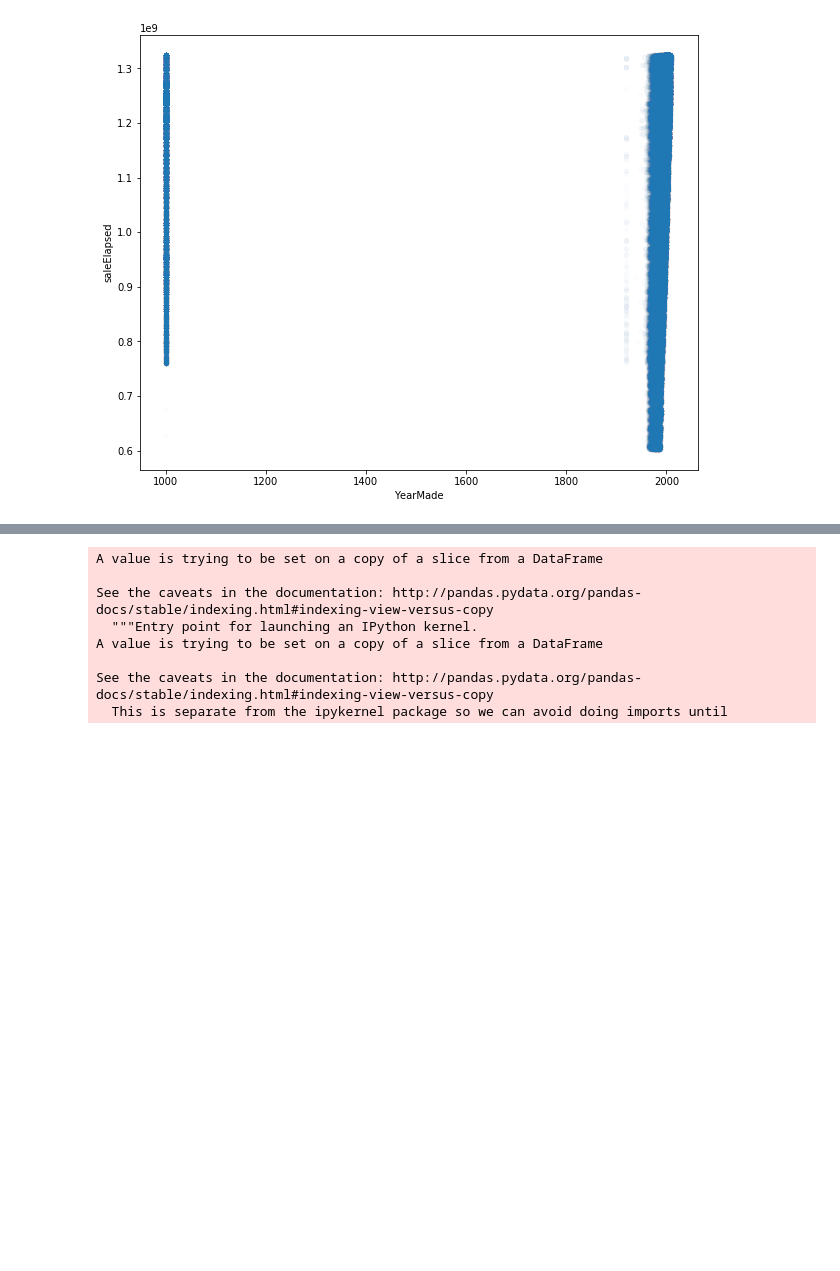
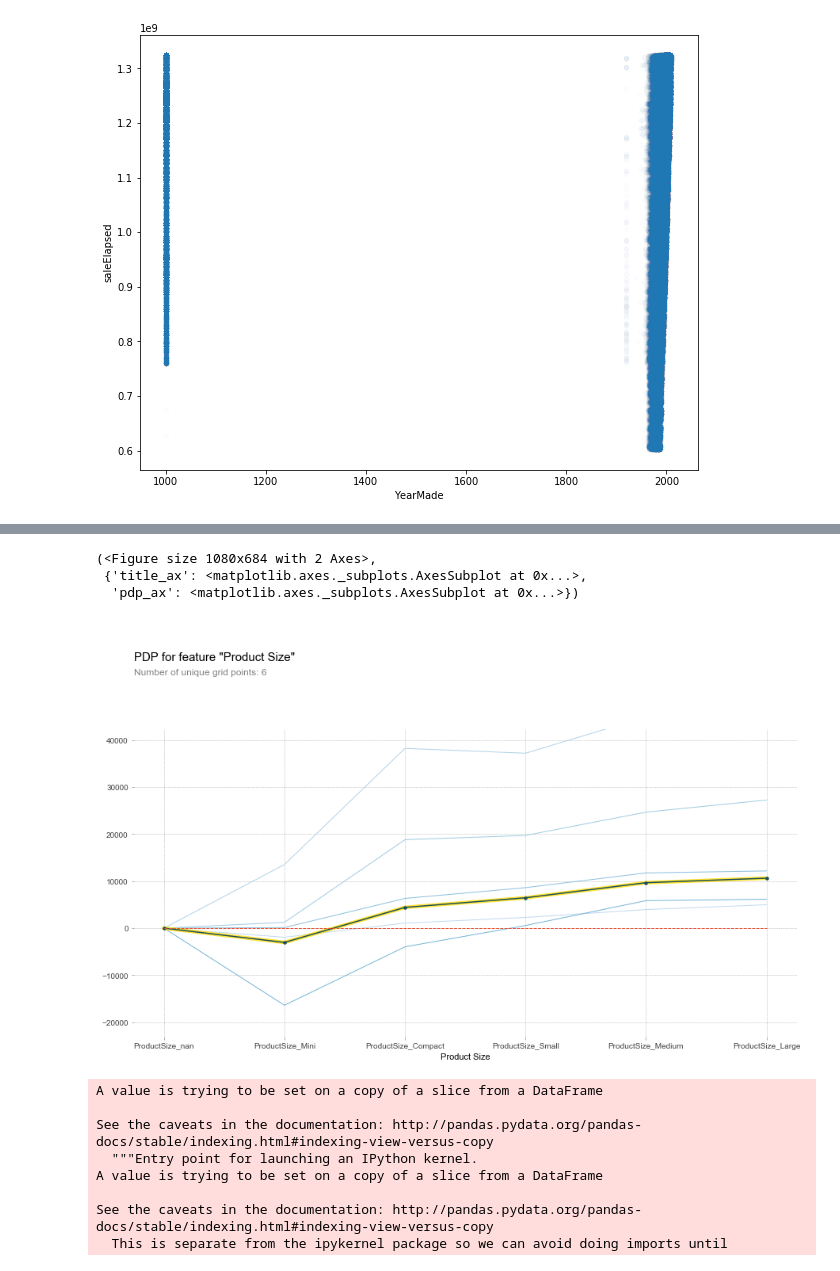
Before and after one commit to cjherman6/rf_implementation, a Jupyter notebook: Modeling Data and Performing EDA II.ipynb, the cells around one changed output, grey strips where cells are left out. Saved outputs shown, nothing was run; the diff lists cells and outputs as text; code cells hidden in the pictures; blank space fills up the shorter version.

```diff
--- a/Modeling Data and Performing EDA II.ipynb
+++ b/Modeling Data and Performing EDA II.ipynb
@@ -163,0 +178,7 @@ plot_pdp(['Enclosure_EROPS w AC', 'Enclosure_EROPS', 'Enclosure_OROPS'], 5, 'Enc
+# %%
+plot_pdp(['ProductSize_nan', 'ProductSize_Mini', 'ProductSize_Compact','ProductSize_Small','ProductSize_Medium','ProductSize_Large'], 5, 'Product Size')
+# %% [output]
+(<Figure size 1080x684 with 2 Axes>,
+ {'title_ax': <matplotlib.axes._subplots.AxesSubplot at 0x...>,
+  'pdp_ax': <matplotlib.axes._subplots.AxesSubplot at 0x...>})
+[figure, added]
```
Also changed, not shown: parts of 9 cells of this notebook, 2 other files.
